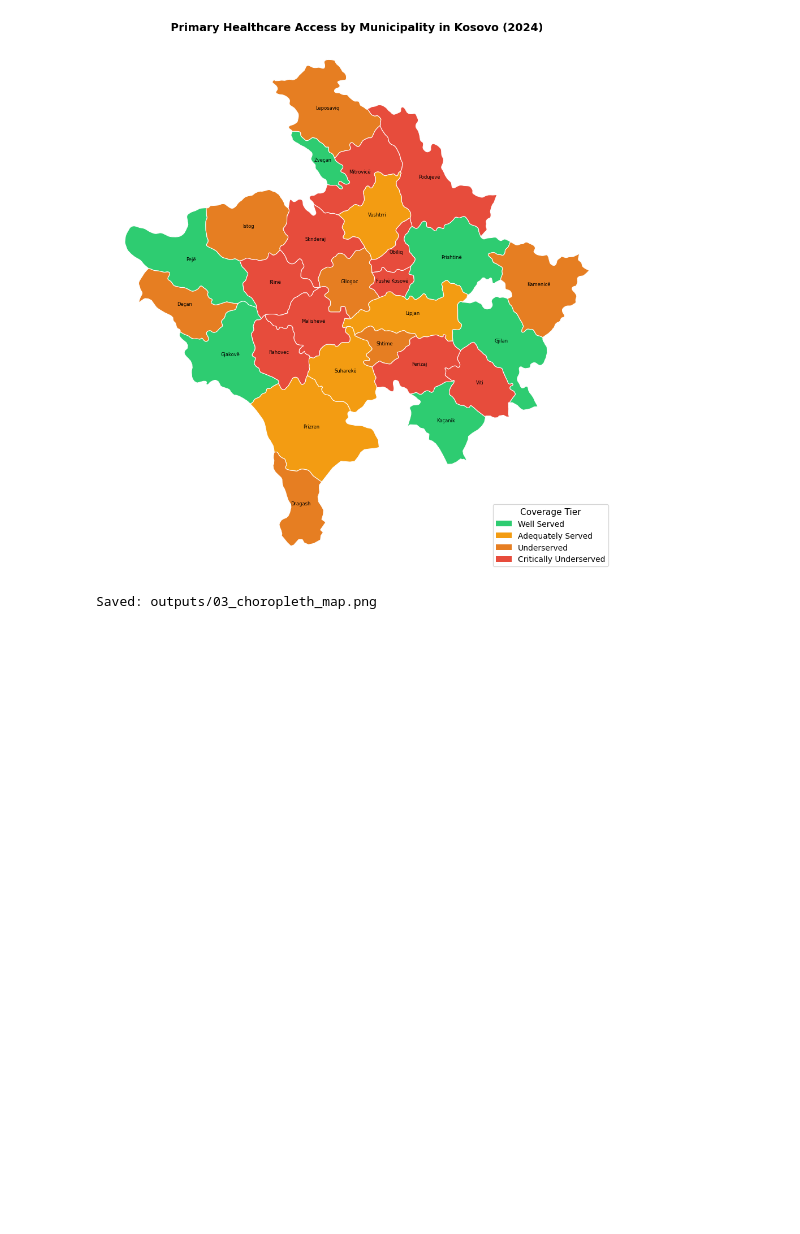
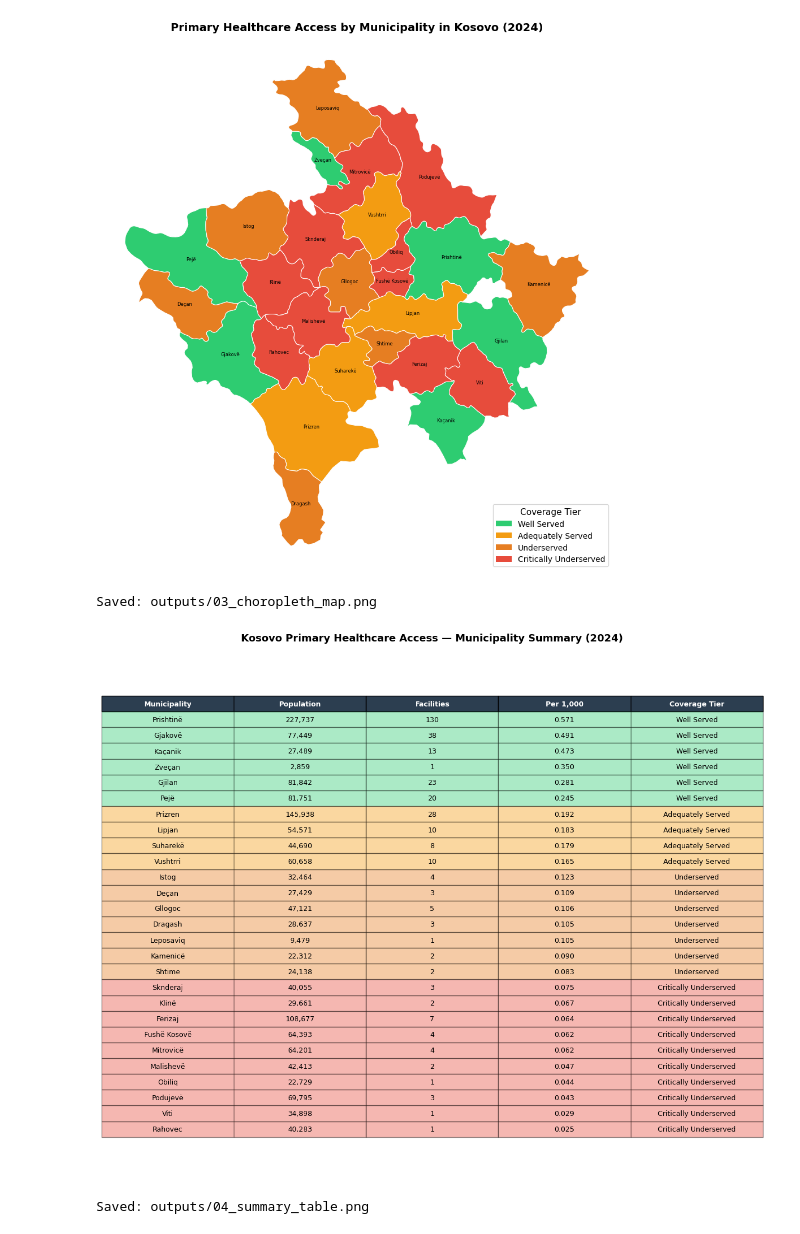
Before and after one commit to AnidMehmeti/kosovo-healthcare-analyzer, a Jupyter notebook: notebooks/kosovo_healthcare_analysis.ipynb, the cells around one changed output. Saved outputs shown, nothing was run; the diff lists cells and outputs as text; code cells hidden in the pictures; blank space fills up the shorter version.

```diff
--- a/notebooks/kosovo_healthcare_analysis.ipynb
+++ b/notebooks/kosovo_healthcare_analysis.ipynb
@@ -995,3 +995,53 @@ print("Saved: outputs/03_choropleth_map.png")
 # %% [output]
 [figure]
 Saved: outputs/03_choropleth_map.png
+# %%
+# Visualization 4 — Summary table
+fig, ax = plt.subplots(figsize=(12, 10))
+ax.set_axis_off()
+
+# Prepare table data
+table_df = merged_df[['municipality', 'population', 'facility_count',
+                       'facilities_per_1000', 'coverage_tier']].copy()
+table_df = table_df.sort_values('facilities_per_1000', ascending=False)
+table_df['population'] = table_df['population'].astype(int).apply(lambda x: f"{x:,}")
+table_df['facilities_per_1000'] = table_df['facilities_per_1000'].apply(lambda x: f"{x:.3f}")
+table_df.columns = ['Municipality', 'Population', 'Facilities',
+                    'Per 1,000', 'Coverage Tier']
+
+# Draw table
+table = ax.table(
+    cellText=table_df.values,
+    colLabels=table_df.columns,
+    loc='center',
+    cellLoc='center'
+)
+
+table.auto_set_font_size(False)
+table.set_fontsize(9)
+table.scale(1.2, 1.4)
+
+# Color rows by coverage tier
+tier_col_index = 4
+for i, (_, row) in enumerate(table_df.iterrows()):
+    tier = row['Coverage Tier']
+    color = tier_colors[tier]
+    for j in range(len(table_df.columns)):
+        table[i + 1, j].set_facecolor(color)
+        table[i + 1, j].set_alpha(0.4)
+
+# Header styling
+for j in range(len(table_df.columns)):
+    table[0, j].set_facecolor('#2c3e50')
+    table[0, j].set_text_props(color='white', fontweight='bold')
+
+ax.set_title('Kosovo Primary Healthcare Access — Municipality Summary (2024)',
+             fontsize=13, fontweight='bold', pad=20)
+
+plt.tight_layout()
+plt.savefig('../outputs/04_summary_table.png', dpi=150, bbox_inches='tight')
+plt.show()
+print("Saved: outputs/04_summary_table.png")
+# %% [output]
+[figure, added]
+Saved: outputs/04_summary_table.png
```
